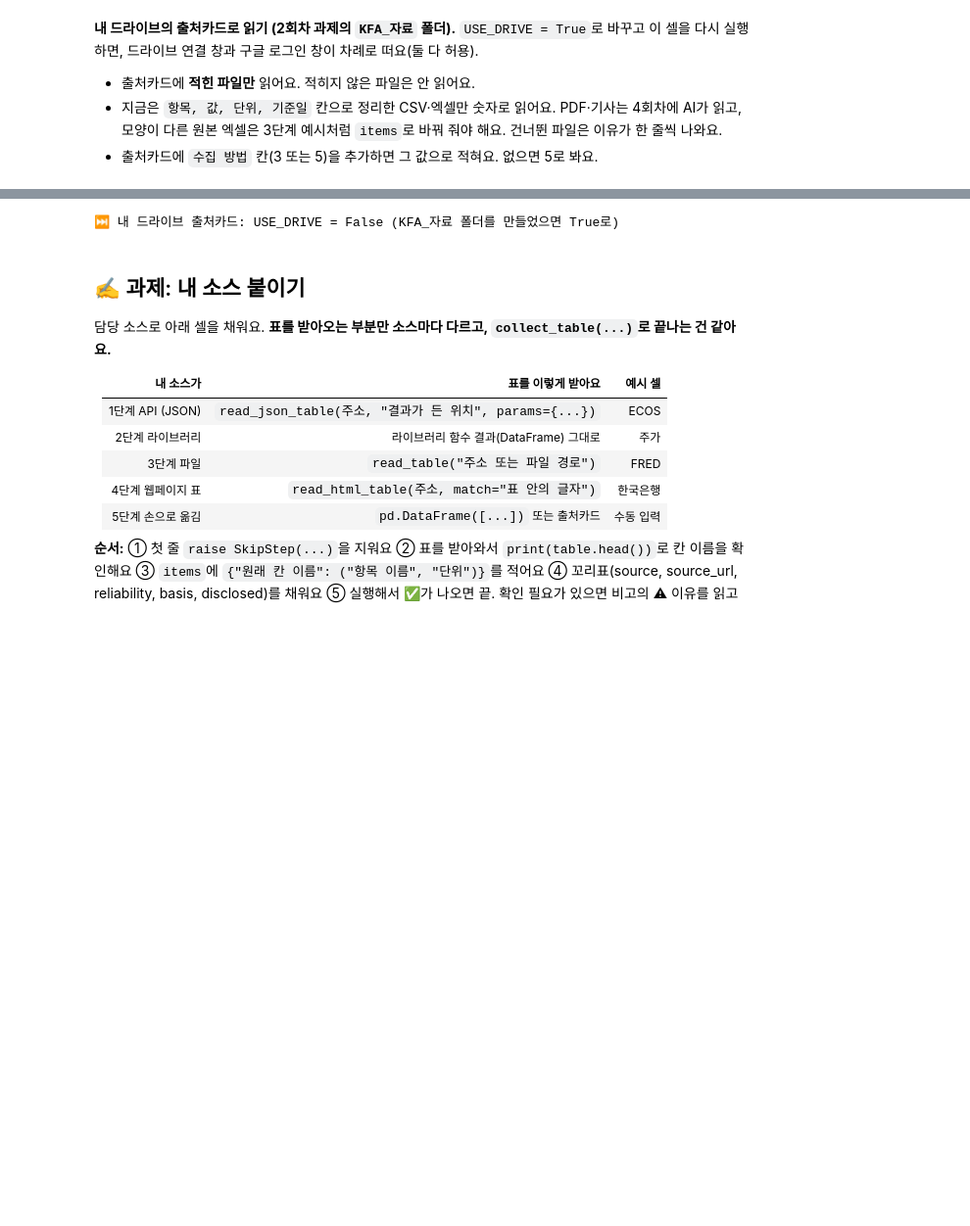
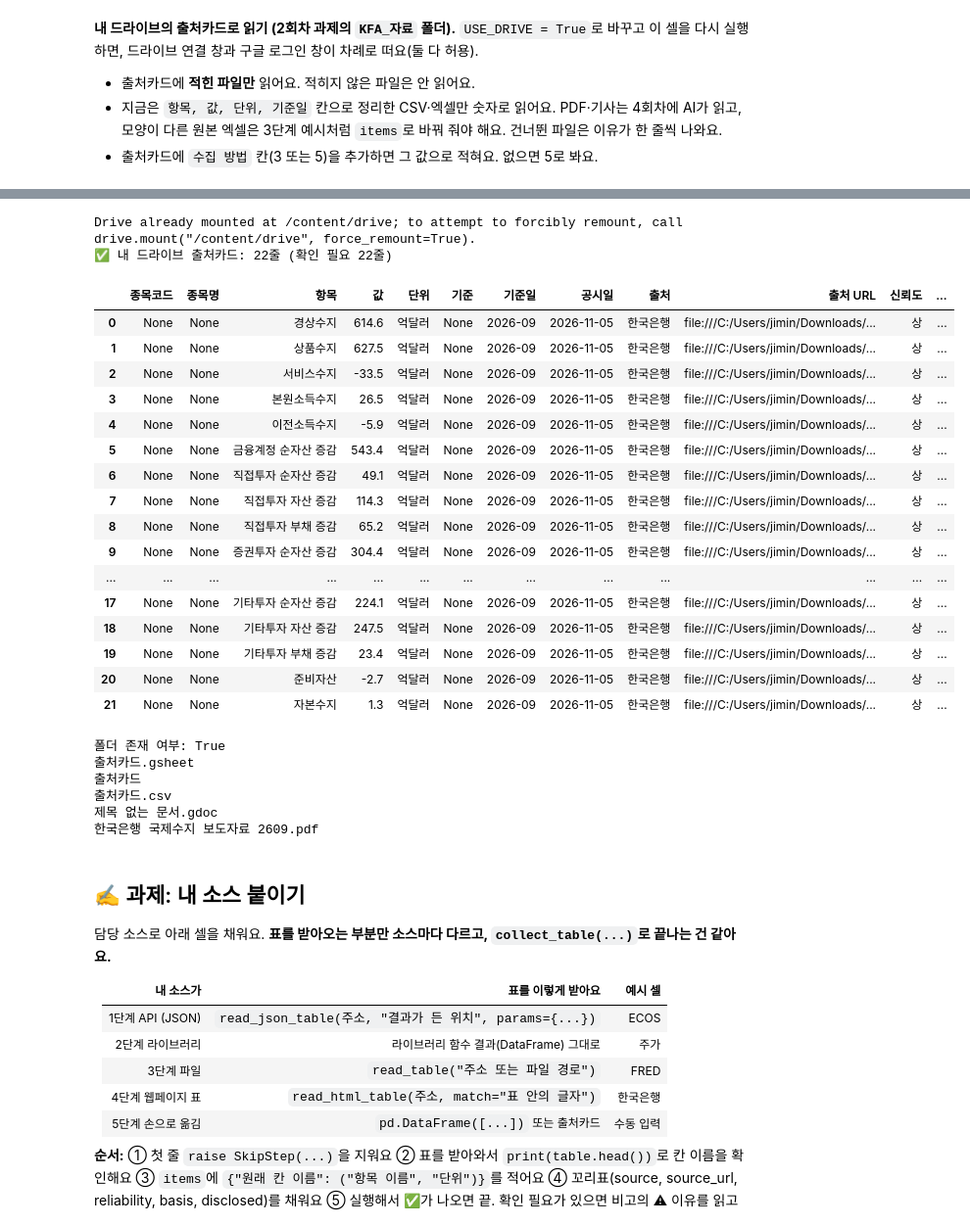
Before and after one commit to jimin013915/kfa-ai-agent, a Jupyter notebook: w02_내소스수집.ipynb, the cells around one changed output, grey strips where cells are left out. Shown at 98% size. Saved outputs shown, nothing was run; the diff lists cells and outputs as text; code cells hidden in the pictures; blank space fills up the shorter version.

```diff
--- a/w02_내소스수집.ipynb
+++ b/w02_내소스수집.ipynb
@@ -47,7 +47,7 @@ STOCK_NAME = "삼성전자"   # 표에 같이 적을 회사 이름
 YEAR = 2026             # DART 재무제표 연도
 QUARTER = 2             # 1·2·3·4 (4 = 사업보고서). 아직 공시 전인 분기면 DART가 '데이터 없음'을 줘요
 FS_DIV = "CFS"          # CFS 연결 / OFS 별도
-USE_DRIVE = False       # 내 드라이브 KFA_자료 폴더를 만들었으면 True (첫 글자 대문자)
+USE_DRIVE = True      # 내 드라이브 KFA_자료 폴더를 만들었으면 True (첫 글자 대문자)
 CARD_SHEET = "출처카드"   # 출처카드 구글 시트 제목
 # %%
 #@title 📦 설치 (1분) { display-mode: "form" }
@@ -1052,19 +1081,58 @@ if manual is not None:
 # %%
+
 def drive_records():
-    # 설정 셀에서 USE_DRIVE를 안 켰으면 직접 SkipStep을 일으켜 ⏭로 넘어가요.
     if not USE_DRIVE:
         raise SkipStep("USE_DRIVE = False (KFA_자료 폴더를 만들었으면 True로)")
-    # 구글 드라이브를 연결하고 '내 드라이브/KFA_자료' 폴더 위치를 받아요.
+
     root = mount_drive()
-    # 출처카드 시트를 읽고 → KFA_자료/files/ 안에서 카드에 적힌 파일만 공통 표로 바꿔요.
-    #   root / "files"는 'KFA_자료 폴더 안의 files 폴더'라는 경로 표기예요.
-    return collect_from_cards(read_source_cards(CARD_SHEET), root / "files")
+
+    return collect_from_cards(
+        read_source_cards(CARD_SHEET),
+        root / "files"
+    )
 
 drive = run_step("내 드라이브 출처카드", 5, drive_records)
+
 if drive is not None:
     display(drive)
 # %% [output]
-⏭ 내 드라이브 출처카드: USE_DRIVE = False (KFA_자료 폴더를 만들었으면 True로)
+Drive already mounted at /content/drive; to attempt to forcibly remount, call drive.mount("/content/drive", force_remount=True).
+✅ 내 드라이브 출처카드: 22줄 (확인 필요 22줄)
+|  | 종목코드 | 종목명 | 항목 | 값 | 단위 | 기준 | 기준일 | 공시일 | 출처 | 출처 URL | 신뢰도 | ... |
+| 0 | None | None | 경상수지 | 614.6 | 억달러 | None | 2026-09 | 2026-11-05 | 한국은행 | file:///C:/Users/jimin/Downloads/... | 상 | ... |
+| 1 | None | None | 상품수지 | 627.5 | 억달러 | None | 2026-09 | 2026-11-05 | 한국은행 | file:///C:/Users/jimin/Downloads/... | 상 | ... |
+| 2 | None | None | 서비스수지 | -33.5 | 억달러 | None | 2026-09 | 2026-11-05 | 한국은행 | file:///C:/Users/jimin/Downloads/... | 상 | ... |
+| 3 | None | None | 본원소득수지 | 26.5 | 억달러 | None | 2026-09 | 2026-11-05 | 한국은행 | file:///C:/Users/jimin/Downloads/... | 상 | ... |
+| 4 | None | None | 이전소득수지 | -5.9 | 억달러 | None | 2026-09 | 2026-11-05 | 한국은행 | file:///C:/Users/jimin/Downloads/... | 상 | ... |
+| 5 | None | None | 금융계정 순자산 증감 | 543.4 | 억달러 | None | 2026-09 | 2026-11-05 | 한국은행 | file:///C:/Users/jimin/Downloads/... | 상 | ... |
+| 6 | None | None | 직접투자 순자산 증감 | 49.1 | 억달러 | None | 2026-09 | 2026-11-05 | 한국은행 | file:///C:/Users/jimin/Downloads/... | 상 | ... |
+| 7 | None | None | 직접투자 자산 증감 | 114.3 | 억달러 | None | 2026-09 | 2026-11-05 | 한국은행 | file:///C:/Users/jimin/Downloads/... | 상 | ... |
+| 8 | None | None | 직접투자 부채 증감 | 65.2 | 억달러 | None | 2026-09 | 2026-11-05 | 한국은행 | file:///C:/Users/jimin/Downloads/... | 상 | ... |
+| 9 | None | None | 증권투자 순자산 증감 | 304.4 | 억달러 | None | 2026-09 | 2026-11-05 | 한국은행 | file:///C:/Users/jimin/Downloads/... | 상 | ... |
+| ... | ... | ... | ... | ... | ... | ... | ... | ... | ... | ... | ... | ... |
+| 17 | None | None | 기타투자 순자산 증감 | 224.1 | 억달러 | None | 2026-09 | 2026-11-05 | 한국은행 | file:///C:/Users/jimin/Downloads/... | 상 | ... |
+| 18 | None | None | 기타투자 자산 증감 | 247.5 | 억달러 | None | 2026-09 | 2026-11-05 | 한국은행 | file:///C:/Users/jimin/Downloads/... | 상 | ... |
+| 19 | None | None | 기타투자 부채 증감 | 23.4 | 억달러 | None | 2026-09 | 2026-11-05 | 한국은행 | file:///C:/Users/jimin/Downloads/... | 상 | ... |
+| 20 | None | None | 준비자산 | -2.7 | 억달러 | None | 2026-09 | 2026-11-05 | 한국은행 | file:///C:/Users/jimin/Downloads/... | 상 | ... |
+| 21 | None | None | 자본수지 | 1.3 | 억달러 | None | 2026-09 | 2026-11-05 | 한국은행 | file:///C:/Users/jimin/Downloads/... | 상 | ... |
+# %%
+
+from pathlib import Path
+
+folder = Path("/content/drive/MyDrive/KFA_자료/files")
+
+print("폴더 존재 여부:", folder.exists())
+
+if folder.exists():
+    for file in folder.iterdir():
+        print(file.name)
+# %% [output]
+폴더 존재 여부: True
+출처카드.gsheet
+출처카드
+출처카드.csv
+제목 없는 문서.gdoc
+한국은행 국제수지 보도자료 2609.pdf
 # %% [markdown]
 ## ✍️ 과제: 내 소스 붙이기
 
```
Also changed, not shown: parts of 9 cells of this notebook.
